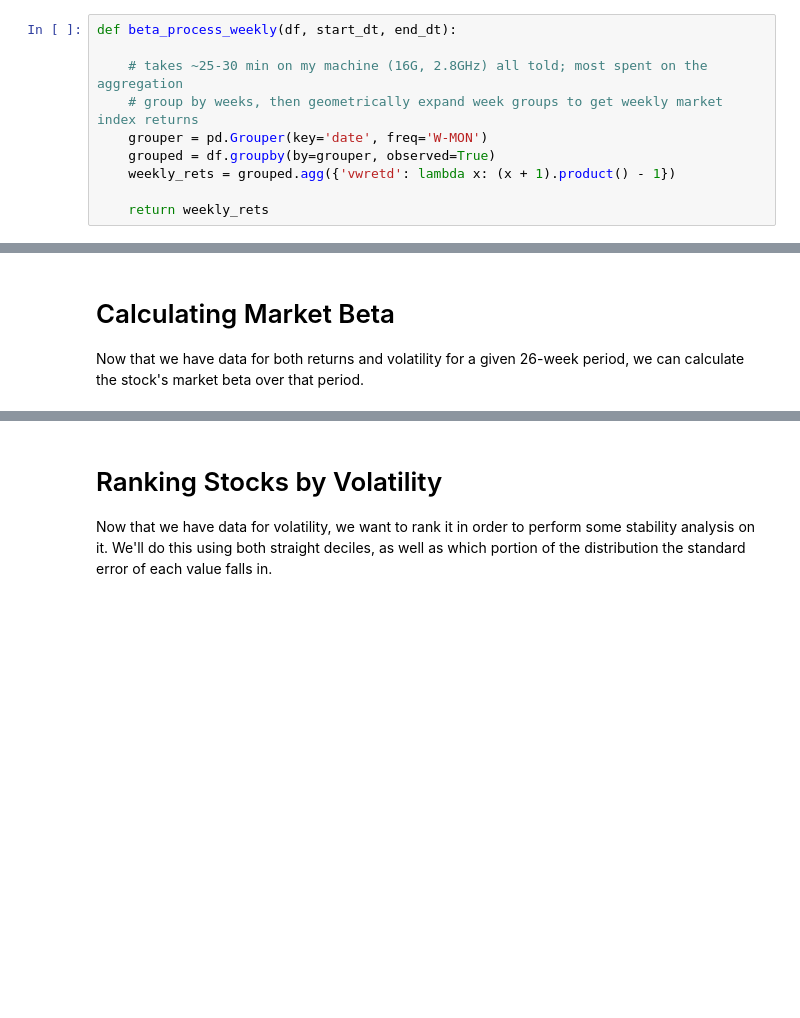
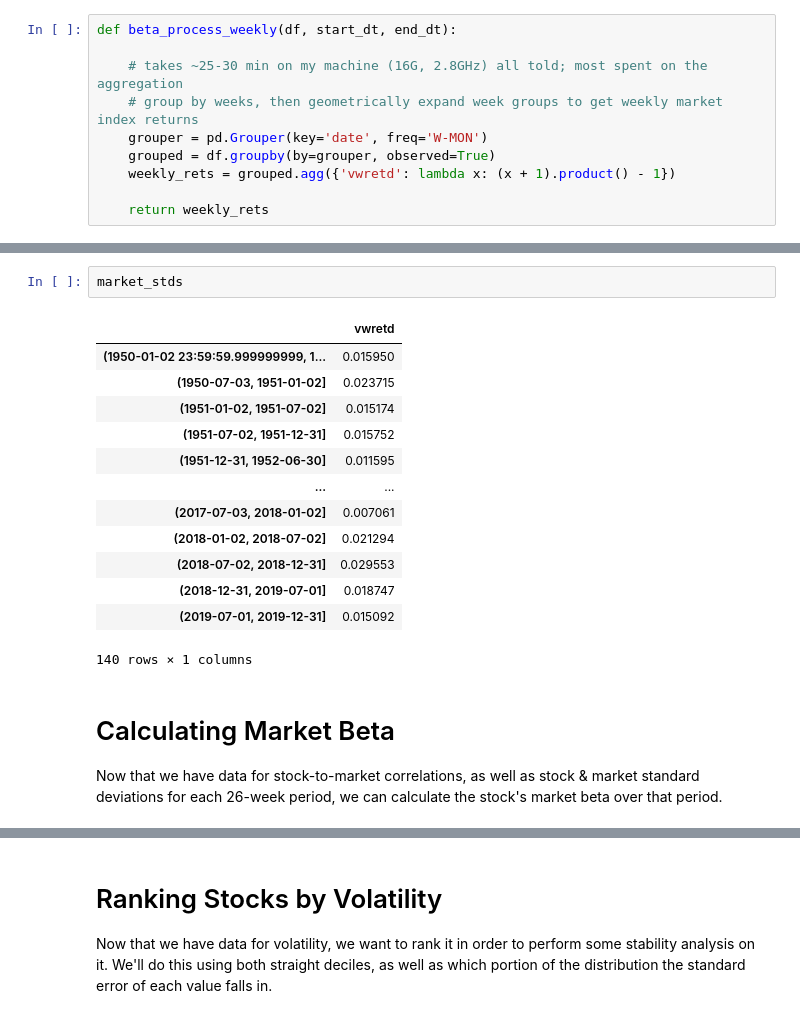
Before and after one commit to kaihvc/Risk_Project, a Jupyter notebook: Chapter 3 - Beta.ipynb, the cells around one changed output, grey strips where cells are left out. Drawn from its saved outputs; the diff is of its cells as text; blank space fills up the shorter version.

```diff
--- a/Chapter 3 - Beta.ipynb
+++ b/Chapter 3 - Beta.ipynb
@@ -382,3 +320,19 @@ Name: 1994-01-10 00:00:00, dtype: float64
+# %%
+market_stds
+# %% [output]
+|  | vwretd |
+| (1950-01-02 23:59:59.999999999, 1... | 0.015950 |
+| (1950-07-03, 1951-01-02] | 0.023715 |
+| (1951-01-02, 1951-07-02] | 0.015174 |
+| (1951-07-02, 1951-12-31] | 0.015752 |
+| (1951-12-31, 1952-06-30] | 0.011595 |
+| ... | ... |
+| (2017-07-03, 2018-01-02] | 0.007061 |
+| (2018-01-02, 2018-07-02] | 0.021294 |
+| (2018-07-02, 2018-12-31] | 0.029553 |
+| (2018-12-31, 2019-07-01] | 0.018747 |
+| (2019-07-01, 2019-12-31] | 0.015092 |
+140 rows × 1 columns
 # %% [markdown]
 # Calculating Market Beta
-Now that we have data for both returns and volatility for a given 26-week period, we can calculate the stock's market beta over that period.
+Now that we have data for stock-to-market correlations, as well as stock & market standard deviations for each 26-week period, we can calculate the stock's market beta over that period.
```
Also changed, not shown: parts of 18 cells of this notebook, 1 other file.
